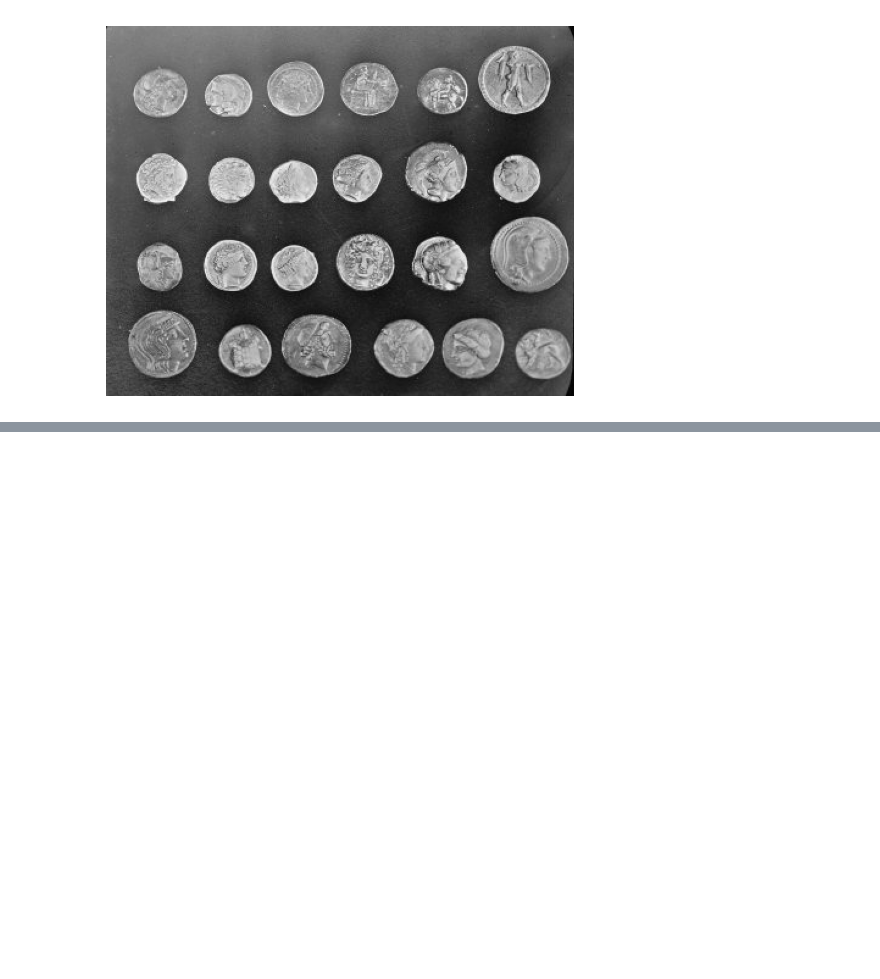
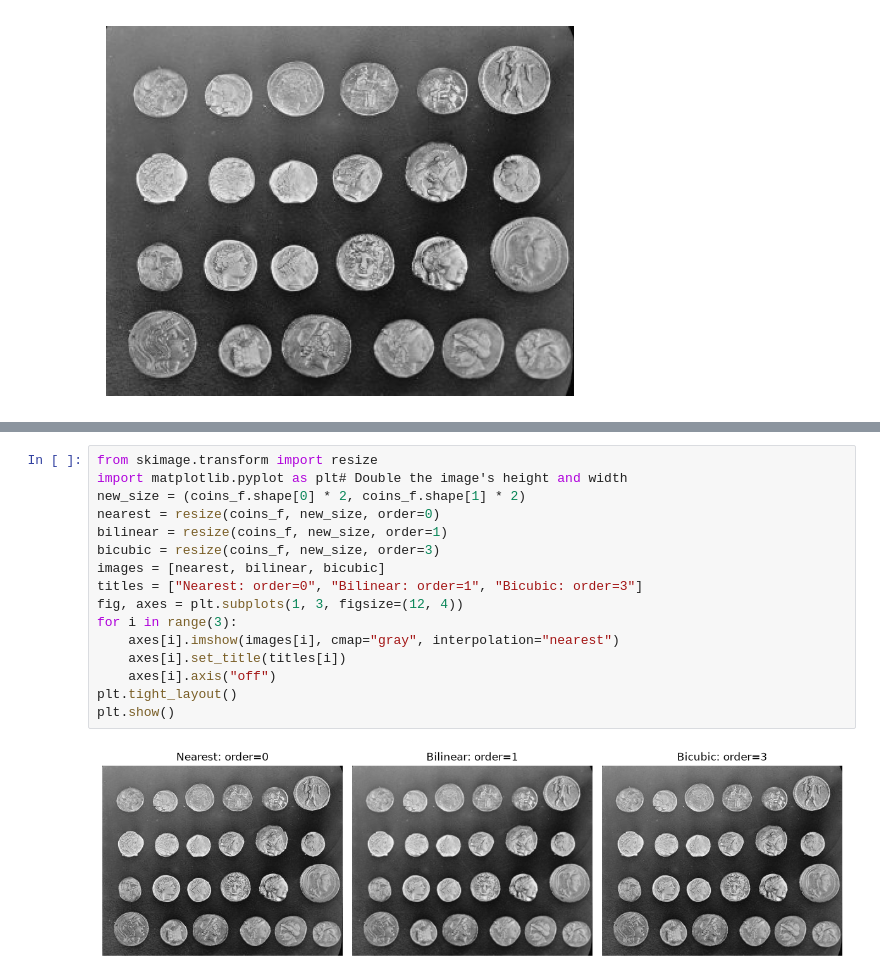
Before and after one commit to Korirtimo/Images, a Jupyter notebook: Images.ipynb, the cells around one changed output, grey strips where cells are left out. Cells and saved outputs as stored; diff of their text form; blank space fills up the shorter version.

Commit message:
first image

```diff
--- a/Images.ipynb
+++ b/Images.ipynb
@@ -25,0 +35,18 @@ shape: (303, 384)  ratio rows/columns: 0.79
+# %%
+from skimage.transform import resize
+import matplotlib.pyplot as plt# Double the image's height and width
+new_size = (coins_f.shape[0] * 2, coins_f.shape[1] * 2)
+nearest = resize(coins_f, new_size, order=0)
+bilinear = resize(coins_f, new_size, order=1)
+bicubic = resize(coins_f, new_size, order=3)
+images = [nearest, bilinear, bicubic]
+titles = ["Nearest: order=0", "Bilinear: order=1", "Bicubic: order=3"]
+fig, axes = plt.subplots(1, 3, figsize=(12, 4))
+for i in range(3):
+    axes[i].imshow(images[i], cmap="gray", interpolation="nearest")
+    axes[i].set_title(titles[i])
+    axes[i].axis("off")
+plt.tight_layout()
+plt.show()
+# %% [output]
+[figure, added]
```
Also changed, not shown: parts of 1 cell of this notebook.
